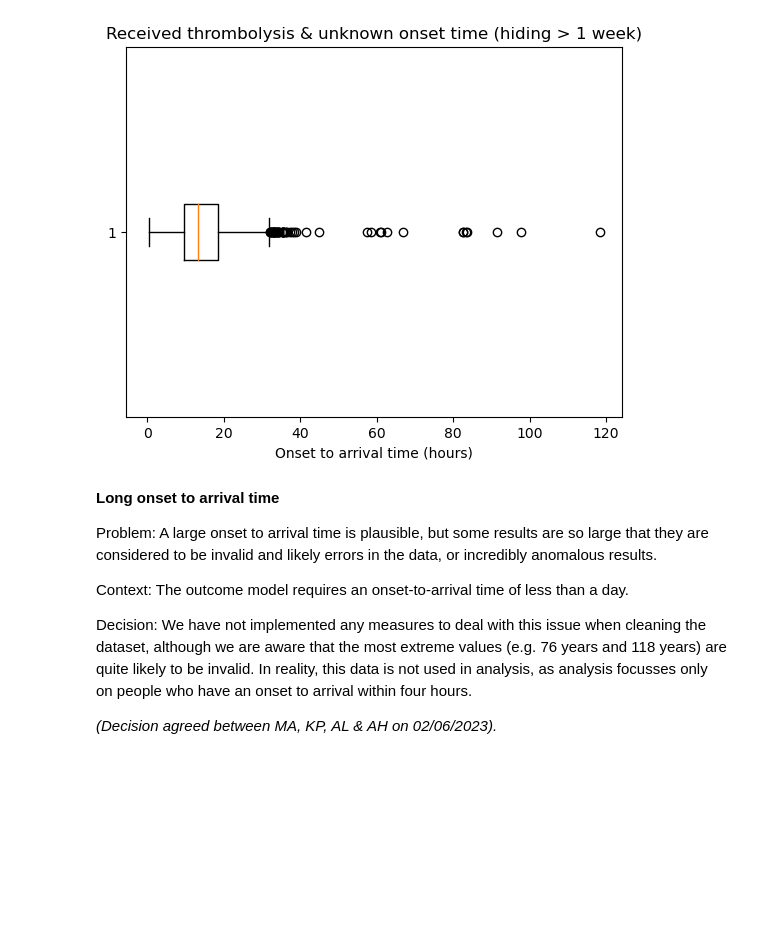
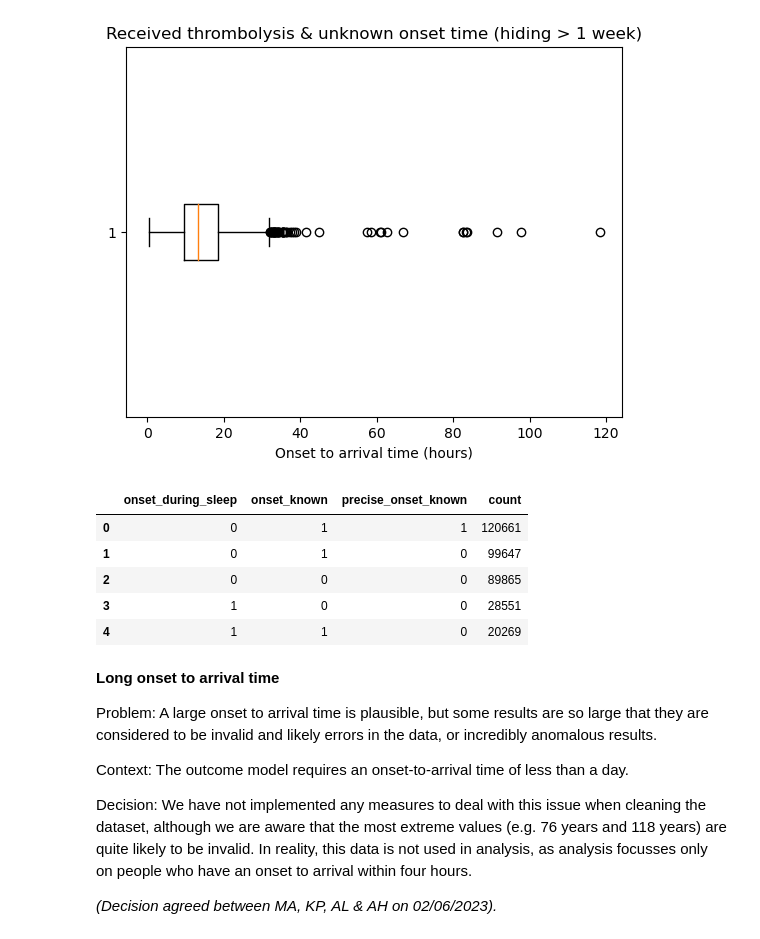
Before and after one commit to samuel-book/samuel_2_data_prep, a Jupyter notebook: 02_reasoning_behind_clean_raw_data.ipynb, the cells around one changed output. Drawn from its saved outputs; the diff is of its cells as text; code cells hidden in the pictures; blank space fills up the shorter version.

Commit message:
Added note on onset known during sleep, information about statistical detection of outliers,

```diff
--- a/02_reasoning_behind_clean_raw_data.ipynb
+++ b/02_reasoning_behind_clean_raw_data.ipynb
@@ -296,6 +298,17 @@ N        544
 Name: S2Thrombolysis, dtype: int64
 [figure]
 [figure]
+# %%
+(data[['onset_during_sleep', 'onset_known', 'precise_onset_known']]
+ .value_counts()
+ .reset_index(name='count'))
+# %% [output]
+|  | onset_during_sleep | onset_known | precise_onset_known | count |
+| 0 | 0 | 1 | 1 | 120661 |
+| 1 | 0 | 1 | 0 | 99647 |
+| 2 | 0 | 0 | 0 | 89865 |
+| 3 | 1 | 0 | 0 | 28551 |
+| 4 | 1 | 1 | 0 | 20269 |
 # %% [markdown]
 **Long onset to arrival time**
 
```
Also changed, not shown: parts of 17 cells of this notebook.
